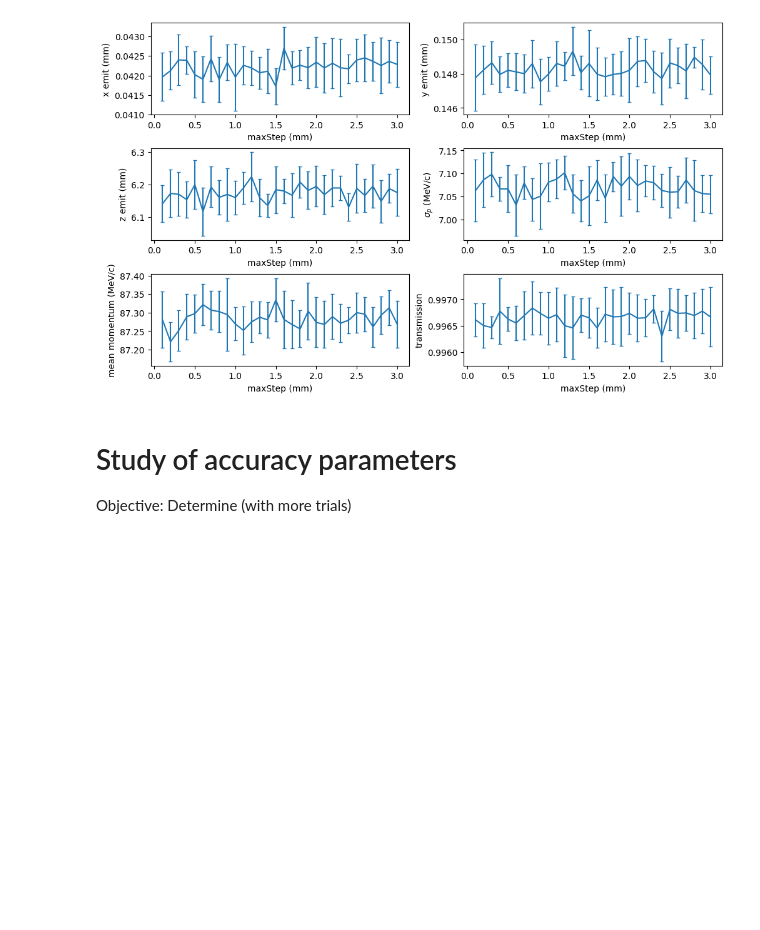
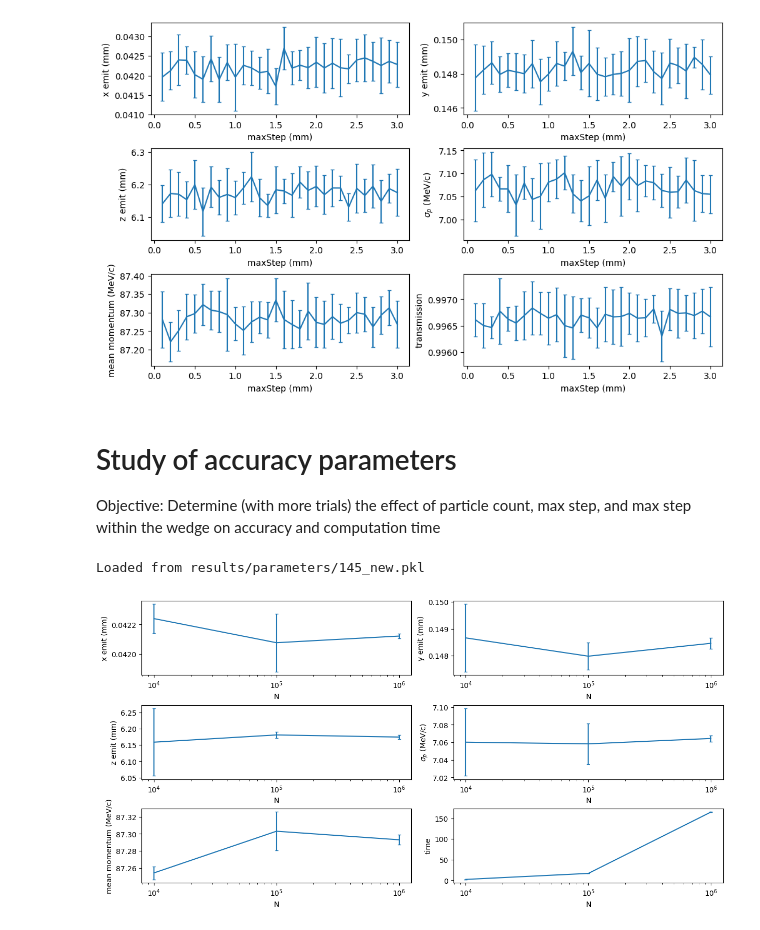
Before and after one commit to kdp-lab/muC-final-cooling, a Jupyter notebook: part2.ipynb, the cells around one changed output. Cells and saved outputs as stored; diff of their text form; code cells hidden in the pictures; blank space fills up the shorter version.

```diff
--- a/part2.ipynb
+++ b/part2.ipynb
@@ -703,4 +701,4 @@ Text(0, 0.5, 'transmission')
 # %% [markdown]
 # Study of accuracy parameters
 
-Objective: Determine (with more trials)
+Objective: Determine (with more trials) the effect of particle count, max step, and max step within the wedge on accuracy and computation time
@@ -709,0 +705,54 @@ with lzma.open("results/wedge_max_step.pkl.lzma", "wb") as file:
+# %%
+particleCountRange = np.geomspace(1e4, 1e6, 30).astype(int)
+maxStepRange = np.geomspace(0.01, 10, 30)
+wedgeStepRange = np.geomspace(0.01, 10, 30)
+# %%
+load_params("results/parameters/145_new.pkl")
+
+def fun(N):
+    pre_w1 = gen_distribution((beta, alpha, t_emit, 0, 0), (beta, alpha, t_emit, 0, 0), momentum, pz_std, z_emit=l_emit, N=N)
+    pre_w1["PDGid"] = -13
+    start_time = time.time()
+    post_w1 = run_distribution(pre_w1, w1_length, w1_angle, vd_dist, axis=0)
+    return post_w1, time.time()-start_time
+
+results = run_scan(fun, (particleCountRange,), "results/particleCount_time_initial.pkl.lzma", trials=3)
+# %% [output]
+Loaded from results/parameters/145_new.pkl
+# %%
+# with lzma.open("results/particleCount_time_initial.pkl.lzma", "rb") as file:
+#     results = pickle.load(file)
+
+fig, ((ax1, ax2), (ax3, ax4), (ax5, ax6)) = plt.subplots(ncols=2, nrows=3, layout="constrained")
+fig.set_size_inches(12, 6)
+ax1.errorbar(*qmap_to_arrays(particleCountRange, calc_quantity(lambda x: emittances(cut_outliers(x[0]))[0], results)), capsize=2)
+ax1.set_xlabel(r"N")
+ax1.set_ylabel(r"x emit (mm)")
+ax1.set_xscale("log")
+
+ax2.errorbar(*qmap_to_arrays(particleCountRange, calc_quantity(lambda x: emittances(cut_outliers(x[0]))[1], results)), capsize=2)
+ax2.set_xlabel(r"N")
+ax2.set_ylabel(r"y emit (mm)")
+ax2.set_xscale("log")
+
+ax3.errorbar(*qmap_to_arrays(particleCountRange, calc_quantity(lambda x: emittances(cut_outliers(x[0]))[2], results)), capsize=2)
+ax3.set_xlabel(r"N")
+ax3.set_ylabel(r"z emit (mm)")
+ax3.set_xscale("log")
+
+ax4.errorbar(*qmap_to_arrays(particleCountRange, calc_quantity(lambda x: np.std(p_total(cut_outliers(x[0]))), results)), capsize=2)
+ax4.set_xlabel(r"N")
+ax4.set_ylabel(r"$\sigma_p$ (MeV/c)")
+ax4.set_xscale("log")
+
+ax5.errorbar(*qmap_to_arrays(particleCountRange, calc_quantity(lambda x: np.mean(p_total(cut_outliers(x[0]))), results)), capsize=2)
+ax5.set_xlabel(r"N")
+ax5.set_ylabel(r"mean momentum (MeV/c)")
+ax5.set_xscale("log")
+
+ax6.errorbar(*qmap_to_arrays(particleCountRange, calc_quantity(lambda x: x[1], results)), capsize=2)
+ax6.set_xlabel(r"N")
+ax6.set_ylabel(r"time")
+ax6.set_xscale("log")
+# %% [output]
+[figure, added]
```
Also changed, not shown: parts of 3 cells of this notebook, 1 other file.
